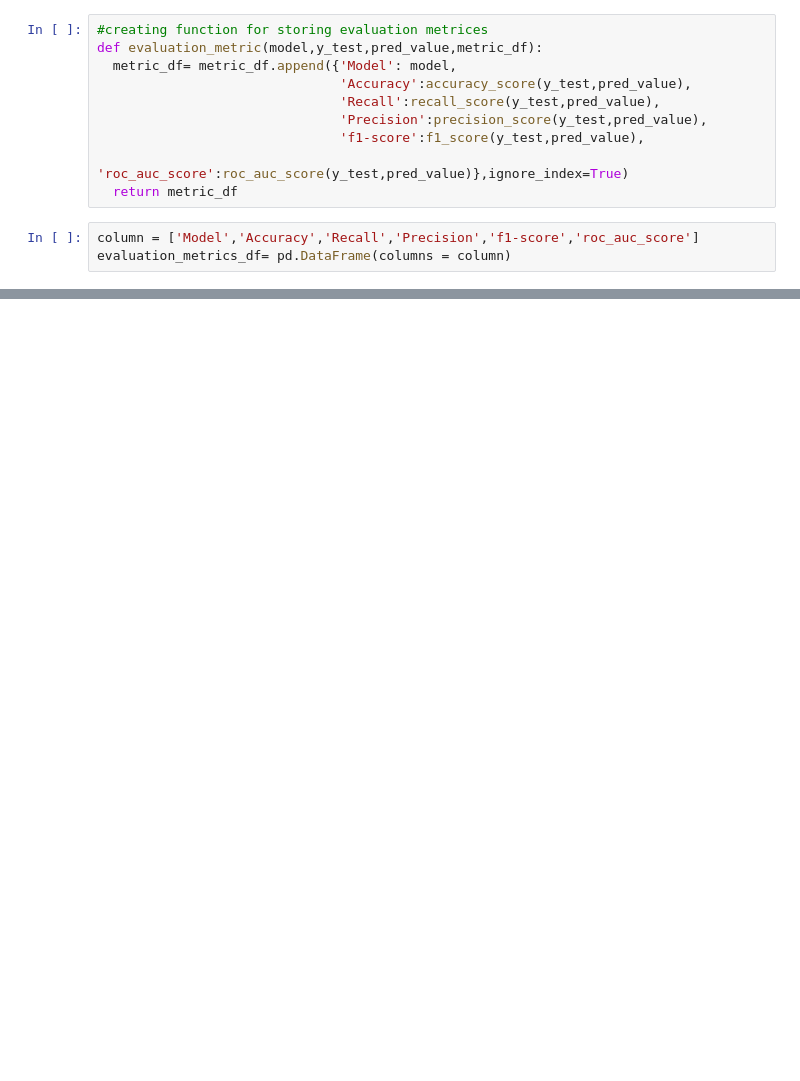
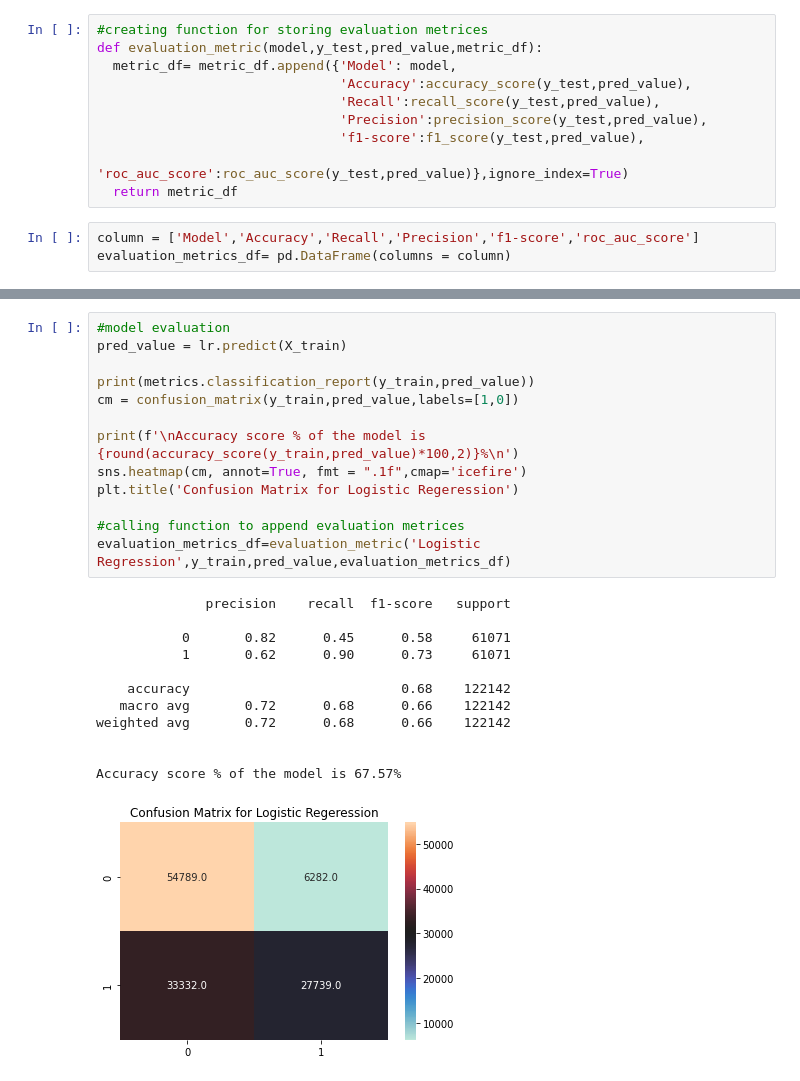
Before and after one commit to Shrez7961/Assesment, a Jupyter notebook: Shaadi.ipynb, the cells around one changed output, grey strips where cells are left out. Cells and saved outputs as stored; diff of their text form; blank space fills up the shorter version.

```diff
--- a/Shaadi.ipynb
+++ b/Shaadi.ipynb
@@ -397,3 +488,29 @@ Logistic regression score : 0.49935758054951573
+# %%
+#model evaluation
+pred_value = lr.predict(X_train)
+
+print(metrics.classification_report(y_train,pred_value))
+cm = confusion_matrix(y_train,pred_value,labels=[1,0])
+
+print(f'\nAccuracy score % of the model is {round(accuracy_score(y_train,pred_value)*100,2)}%\n')
+sns.heatmap(cm, annot=True, fmt = ".1f",cmap='icefire')
+plt.title('Confusion Matrix for Logistic Regeression')
+
+#calling function to append evaluation metrices
+evaluation_metrics_df=evaluation_metric('Logistic Regression',y_train,pred_value,evaluation_metrics_df)
+# %% [output]
+              precision    recall  f1-score   support
+
+           0       0.82      0.45      0.58     61071
+           1       0.62      0.90      0.73     61071
+
+    accuracy                           0.68    122142
+   macro avg       0.72      0.68      0.66    122142
+weighted avg       0.72      0.68      0.66    122142
+
+
+Accuracy score % of the model is 67.57%
+[figure, added]
 # %%
 #model evaluation
 pred_value = lr.predict(X_test)
```
Also changed, not shown: parts of 45 cells of this notebook.
